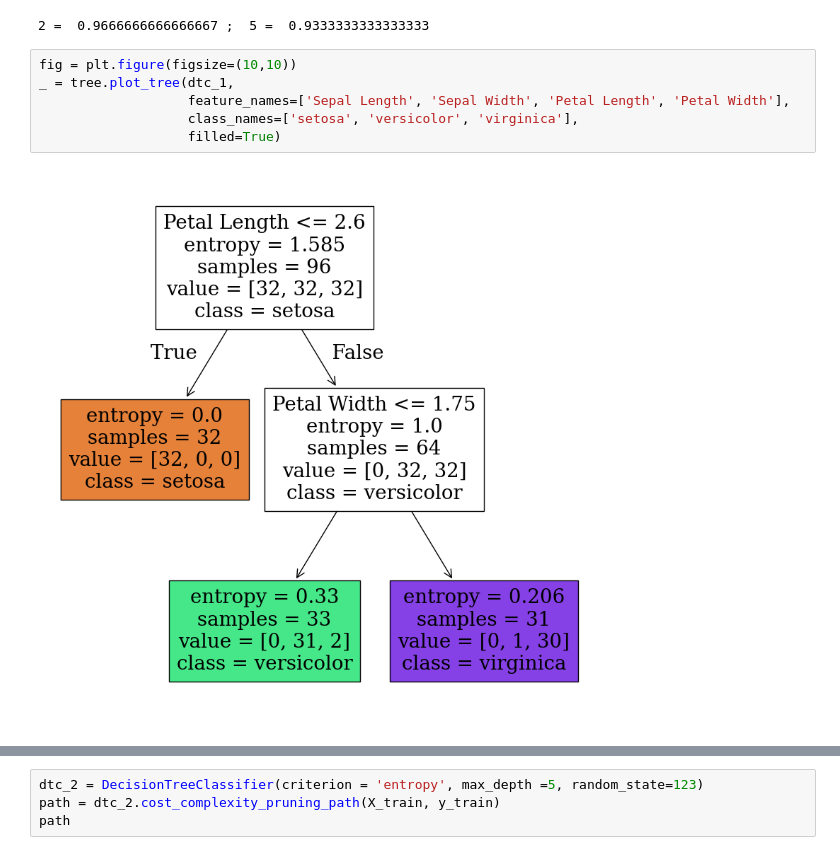
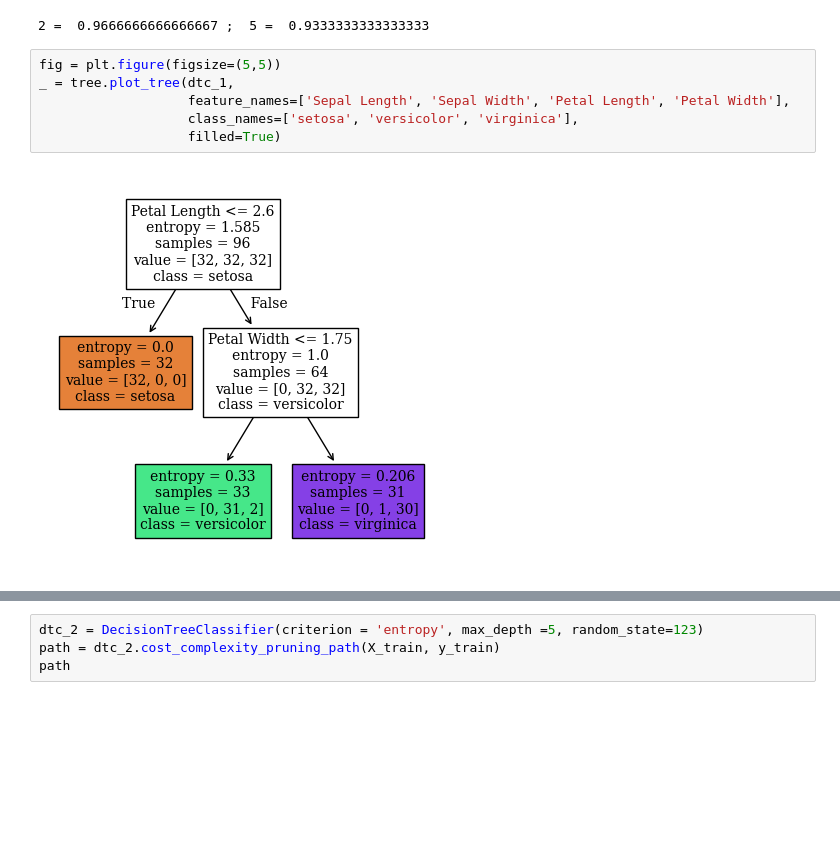
Before and after one commit to encoras/Artificial-Intelligence-Group, a Jupyter notebook: „KD_tree_testing_ipynb“.ipynb, the cells around one changed output, grey strips where cells are left out. Cells and saved outputs as stored; diff of their text form; blank space fills up the shorter version.

```diff
--- a/„KD_tree_testing_ipynb“.ipynb
+++ b/„KD_tree_testing_ipynb“.ipynb
@@ -192,11 +201,11 @@ print('2 = ', scores_dtc_2, ";  5 = ", scores_dtc_4)
 # %% [output]
 2 =  0.9666666666666667 ;  5 =  0.9333333333333333
 # %%
-fig = plt.figure(figsize=(10,10))
+fig = plt.figure(figsize=(5,5))
 _ = tree.plot_tree(dtc_1,
                    feature_names=['Sepal Length', 'Sepal Width', 'Petal Length', 'Petal Width'],
                    class_names=['setosa', 'versicolor', 'virginica'],
                    filled=True)
 # %% [output]
-[figure, old version]
+[figure, new version]
 # %%
```
Also changed, not shown: parts of 8 cells of this notebook.
